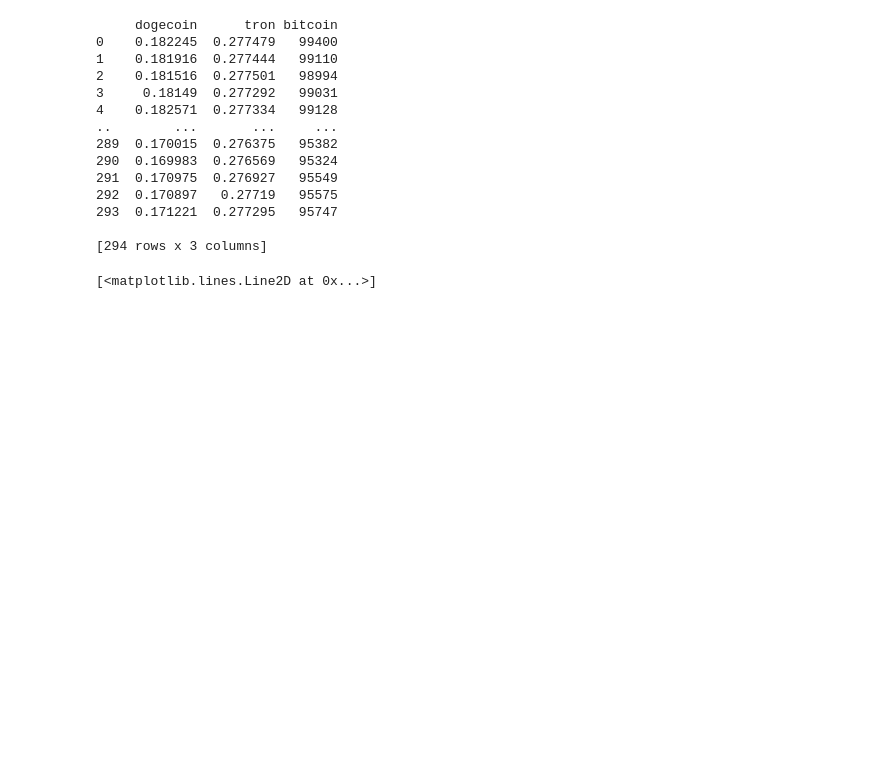
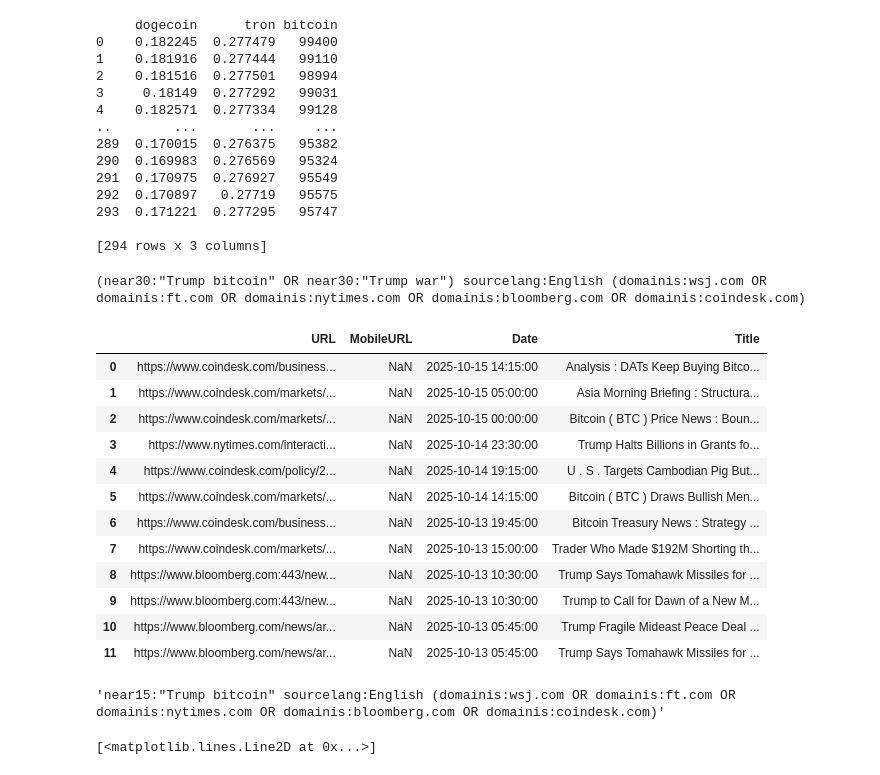
Before and after one commit to DavidePanza/Crypto_Dashboard, a Jupyter notebook: dashboard/sandbox_dashboard.ipynb, the cells around one changed output. Drawn from its saved outputs; the diff is of its cells as text; code cells hidden in the pictures; blank space fills up the shorter version.

```diff
--- a/dashboard/sandbox_dashboard.ipynb
+++ b/dashboard/sandbox_dashboard.ipynb
@@ -70,9 +70,9 @@ base_url = "https://api.gdeltproject.org/api/v2/doc/doc"
 
 # using proximity
 personality = "Trump"
-crypto_keywords = ["bitcoin"]
+crypto_keywords = ["bitcoin", "war"]
 newspapers = ["wsj.com", "ft.com", "nytimes.com", "bloomberg.com", "coindesk.com"]
-proximity = 15  # number of words between personality and crypto keyword
+proximity = 30  # number of words between personality and crypto keyword
 
 # Build domain filter
 domain_filters = " OR ".join([f"domainis:{d}" for d in newspapers])
@@ -93,7 +93,7 @@ if len(crypto_keywords) > 1:
 else:
     full_query = f"{near_queries} sourcelang:English ({domain_filters})"
 
-
+#full_query = 'near20:"Trump bitcoin" sourcelang:English (domainis:wsj.com OR domainis:ft.com OR domainis:nytimes.com OR domainis:bloomberg.com OR domainis:coindesk.com)'
 
 params = {
     "query": full_query,
@@ -111,6 +111,29 @@ csv_data = StringIO(response.text)
 
 # Read CSV into a DataFrame
 df_news = pd.read_csv(csv_data)
+print(full_query)
+# %% [output]
+(near30:"Trump bitcoin" OR near30:"Trump war") sourcelang:English (domainis:wsj.com OR domainis:ft.com OR domainis:nytimes.com OR domainis:bloomberg.com OR domainis:coindesk.com)
+# %%
+df_news
+# %% [output]
+|  | URL | MobileURL | Date | Title |
+| 0 | https://www.coindesk.com/business... | NaN | 2025-10-15 14:15:00 | Analysis : DATs Keep Buying Bitco... |
+| 1 | https://www.coindesk.com/markets/... | NaN | 2025-10-15 05:00:00 | Asia Morning Briefing : Structura... |
+| 2 | https://www.coindesk.com/markets/... | NaN | 2025-10-15 00:00:00 | Bitcoin ( BTC ) Price News : Boun... |
+| 3 | https://www.nytimes.com/interacti... | NaN | 2025-10-14 23:30:00 | Trump Halts Billions in Grants fo... |
+| 4 | https://www.coindesk.com/policy/2... | NaN | 2025-10-14 19:15:00 | U . S . Targets Cambodian Pig But... |
+| 5 | https://www.coindesk.com/markets/... | NaN | 2025-10-14 14:15:00 | Bitcoin ( BTC ) Draws Bullish Men... |
+| 6 | https://www.coindesk.com/business... | NaN | 2025-10-13 19:45:00 | Bitcoin Treasury News : Strategy ... |
+| 7 | https://www.coindesk.com/markets/... | NaN | 2025-10-13 15:00:00 | Trader Who Made $192M Shorting th... |
+| 8 | https://www.bloomberg.com:443/new... | NaN | 2025-10-13 10:30:00 | Trump Says Tomahawk Missiles for ... |
+| 9 | https://www.bloomberg.com:443/new... | NaN | 2025-10-13 10:30:00 | Trump to Call for Dawn of a New M... |
+| 10 | https://www.bloomberg.com/news/ar... | NaN | 2025-10-13 05:45:00 | Trump Fragile Mideast Peace Deal ... |
+| 11 | https://www.bloomberg.com/news/ar... | NaN | 2025-10-13 05:45:00 | Trump Says Tomahawk Missiles for ... |
+# %%
+df_news
+# %% [output]
+'near15:"Trump bitcoin" sourcelang:English (domainis:wsj.com OR domainis:ft.com OR domainis:nytimes.com OR domainis:bloomberg.com OR domainis:coindesk.com)'
 # %%
 df_news['person'] = ['Trump', 'Musk']
 df_news['Date'] = pd.to_datetime(df_news['Date']).dt.round('1s')
```
Also changed, not shown: parts of 4 cells of this notebook, 2 other files.
